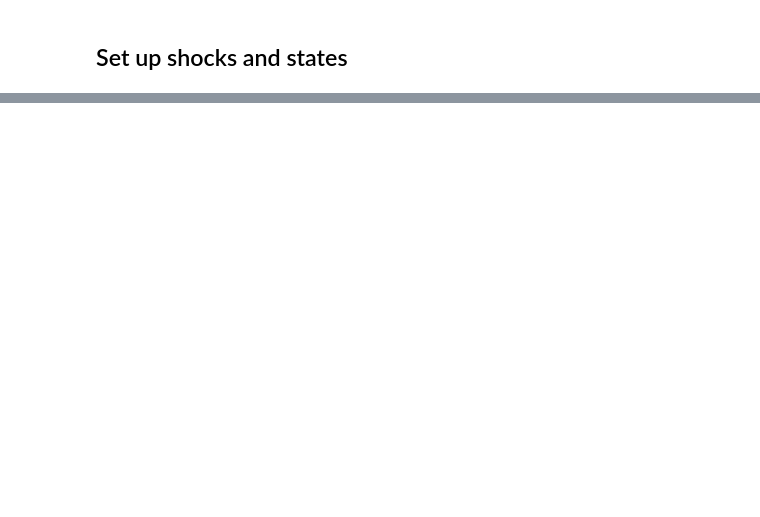
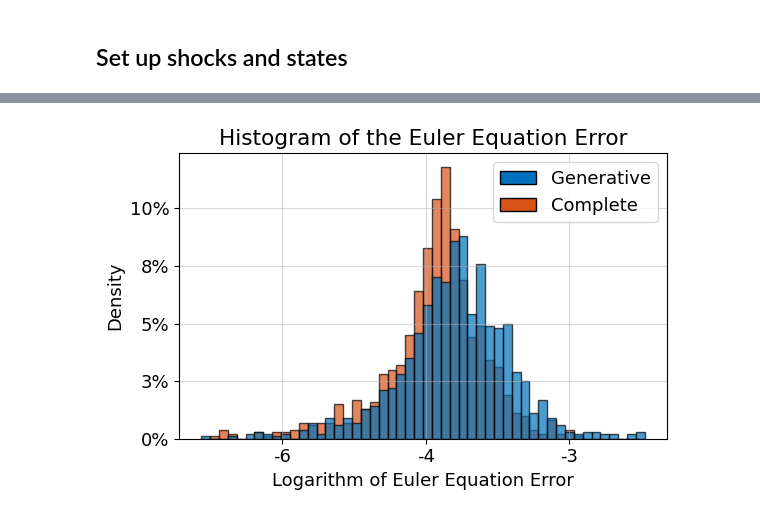
Before and after one commit to Fabio-Stohler/Generative-Economic-Modeling, a Jupyter notebook: examples/analysis_BM_colab.ipynb, the cells around one changed output, grey strips where cells are left out. Saved outputs shown, nothing was run; the diff lists cells and outputs as text; code cells hidden in the pictures; blank space fills up the shorter version.

```diff
--- a/examples/analysis_BM_colab.ipynb
+++ b/examples/analysis_BM_colab.ipynb
@@ -556,14 +582,15 @@ for name in ["F", "ABC"]:
 # %%
-importlib.reload(plots)
 plots.plot_euler_error_histogram(
     EEE["F"],
     EEE["ABC"],
     save_path=figures_path,
     save_name="dynamic_euler_error_histogram",
     number_bins=50,
     num_locators_x=5,
     num_locators_y=5,
 )
+# %% [output]
+[figure, added]
 # %%
 Capital = {}
 # simulate the economy forward
```
Also changed, not shown: parts of 9 cells of this notebook, 3 other files.
